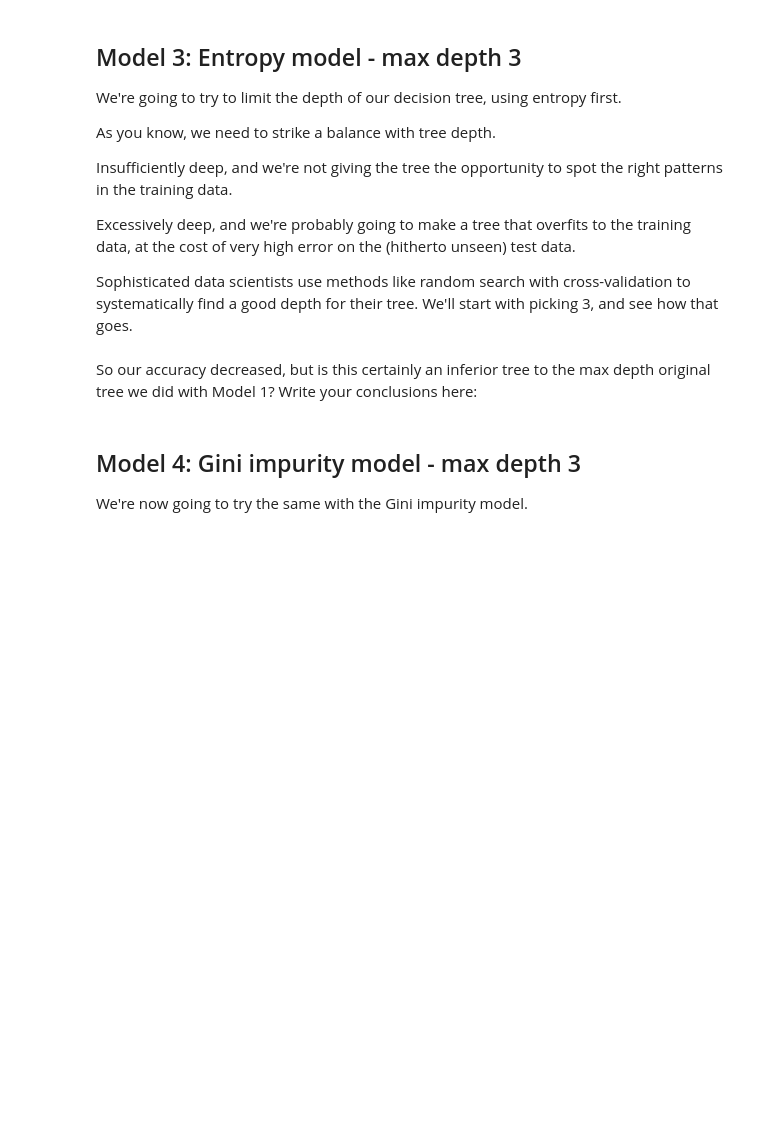
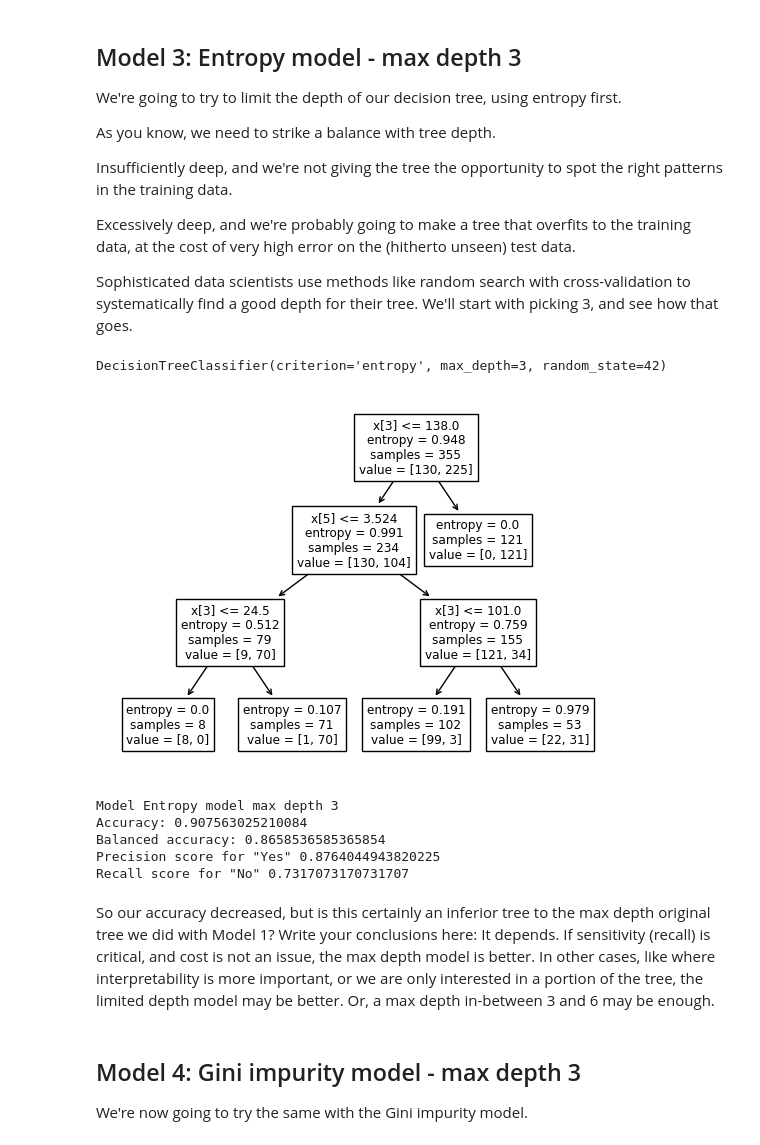
Before and after one commit to amoutafian/decision_tree_case_study, a Jupyter notebook: Springboard Decision Tree Specialty Coffee Case Study - Tier 3.ipynb, the cells around one changed output. Saved outputs shown, nothing was run; the diff lists cells and outputs as text; code cells hidden in the pictures; blank space fills up the shorter version.

```diff
--- a/Springboard Decision Tree Specialty Coffee Case Study - Tier 3.ipynb
+++ b/Springboard Decision Tree Specialty Coffee Case Study - Tier 3.ipynb
@@ -460,13 +460,27 @@ Sophisticated data scientists use methods like random search with cross-validati
 # %%
 # Made a model as before, but call it entr_model2, and make the max_depth parameter equal to 3.
 # Execute the fitting, predicting, and Series operations as before
-_ _ _
+entr_model2 = tree.DecisionTreeClassifier(criterion = 'entropy', random_state = 42, max_depth = 3)
+# Call fit() on entr_model
+entr_model2.fit(X_train, y_train)
+
+# Call predict() on entr_model with X_test passed to it, and assign the result to a variable y_pred
+y_pred = entr_model2.predict(X_test)
+
+# Call Series on our y_pred variable with the following: pd.Series(y_pred)
+y_pred_series = pd.Series(y_pred)
+
+# Check out entr_model
+entr_model2
+# %% [output]
+DecisionTreeClassifier(criterion='entropy', max_depth=3, random_state=42)
 # %%
 # As before, we need to visualize the tree to grasp its nature
-_ _ _
+tree.plot_tree(entr_model2);
 
 # Alternatively for class_names use entr_model2.classes_
-_ _ _
+# %% [output]
+[figure, added]
 # %%
 # Run this block for model evaluation
 print("Model Entropy model max depth 3")
@@ -474,8 +488,14 @@ print("Accuracy:", metrics.accuracy_score(y_test,y_pred))
 print("Balanced accuracy:", metrics.balanced_accuracy_score(y_test,y_pred))
 print('Precision score for "Yes"' , metrics.precision_score(y_test,y_pred, pos_label = "YES"))
 print('Recall score for "No"' , metrics.recall_score(y_test,y_pred, pos_label = "NO"))
+# %% [output]
+Model Entropy model max depth 3
+Accuracy: 0.907563025210084
+Balanced accuracy: 0.8658536585365854
+Precision score for "Yes" 0.8764044943820225
+Recall score for "No" 0.7317073170731707
 # %% [markdown]
-So our accuracy decreased, but is this certainly an inferior tree to the max depth original tree we did with Model 1? Write your conclusions here:
+So our accuracy decreased, but is this certainly an inferior tree to the max depth original tree we did with Model 1? Write your conclusions here: It depends. If sensitivity (recall) is critical, and cost is not an issue, the max depth model is better. In other cases, like where interpretability is more important, or we are only interested in a portion of the tree, the limited depth model may be better. Or, a max depth in-between 3 and 6 may be enough.
 # %% [markdown]
 ## Model 4: Gini impurity  model - max depth 3
 We're now going to try the same with the Gini impurity model.
```
